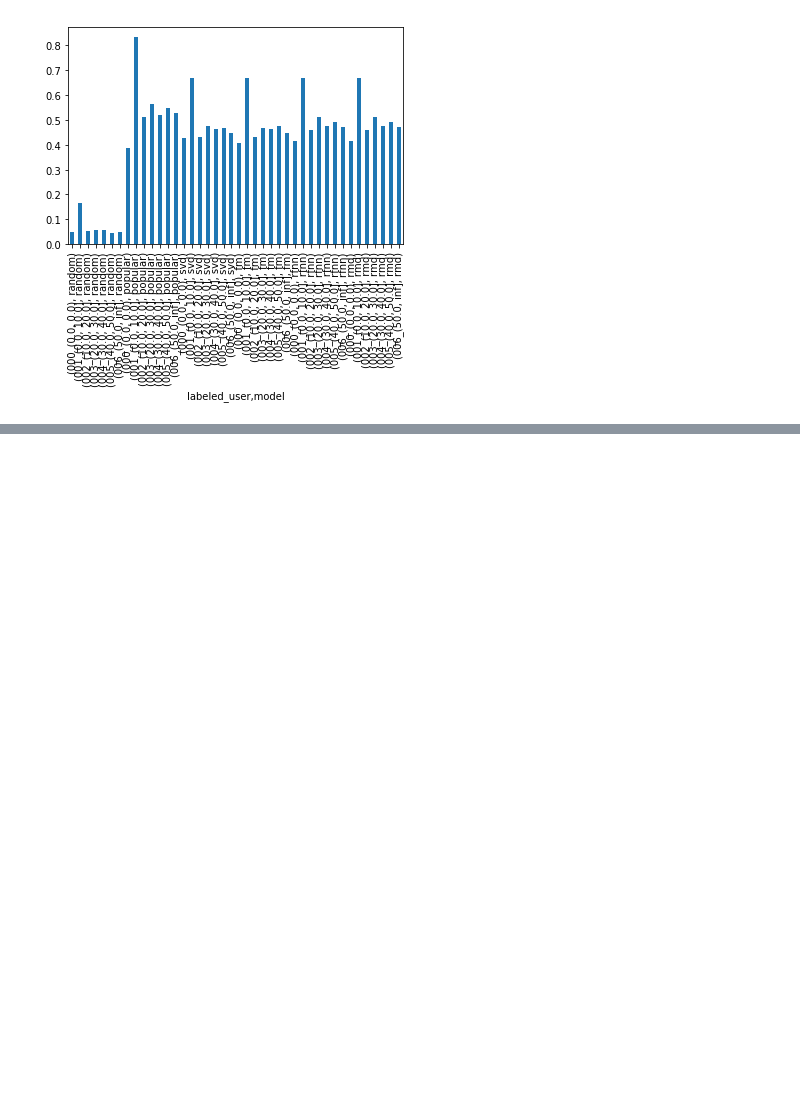
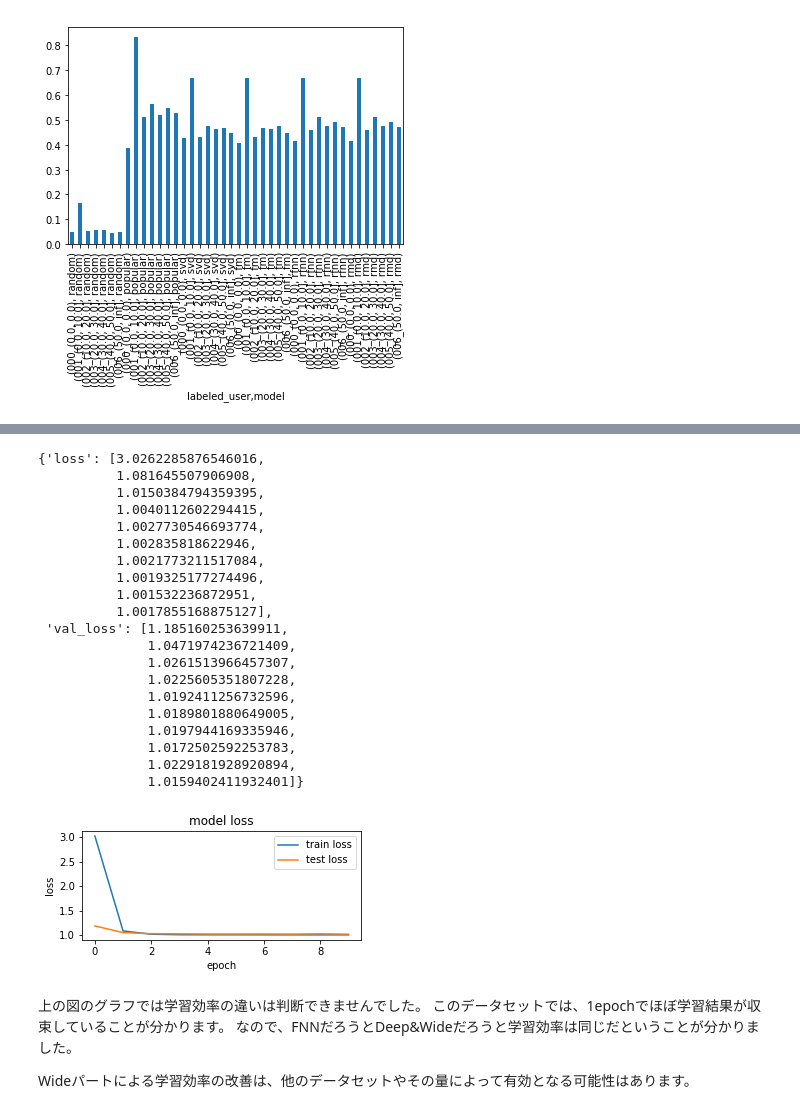
Before and after one commit to uchida-takumi/thesis_20190715, a Jupyter notebook: work_googlecolab.ipynb, the cells around one changed output, grey strips where cells are left out. Cells and saved outputs as stored; diff of their text form; code cells hidden in the pictures; blank space fills up the shorter version.

```diff
--- a/work_googlecolab.ipynb
+++ b/work_googlecolab.ipynb
@@ -635,0 +727,34 @@ plot_bar(a='metrics_by_labeled_user', b='hit_top_50', c=['labeled_user', 'model'
+# %%
+# Deep&Wide　の学習過程のスコア推移をグラフ化します。
+from src import visualization
+visualization.keras_model_wrapper_fit_history_chart(wad, save_png_path='/tmp/wad.png')
+
+pprint(wad.model.history.history)
+# %% [output]
+{'loss': [3.0262285876546016,
+          1.081645507906908,
+          1.0150384794359395,
+          1.0040112602294415,
+          1.0027730546693774,
+          1.002835818622946,
+          1.0021773211517084,
+          1.0019325177274496,
+          1.001532236872951,
+          1.0017855168875127],
+ 'val_loss': [1.185160253639911,
+              1.0471974236721409,
+              1.0261513966457307,
+              1.0225605351807228,
+              1.0192411256732596,
+              1.0189801880649005,
+              1.0197944169335946,
+              1.0172502592253783,
+              1.0229181928920894,
+              1.0159402411932401]}
+[figure, added]
+# %% [markdown]
+上の図のグラフでは学習効率の違いは判断できませんでした。
+このデータセットでは、1epochでほぼ学習結果が収束していることが分かります。
+なので、FNNだろうとDeep&Wideだろうと学習効率は同じだということが分かりました。
+
+Wideパートによる学習効率の改善は、他のデータセットやその量によって有効となる可能性はあります。
```
Also changed, not shown: parts of 4 cells of this notebook, 4 other files.
